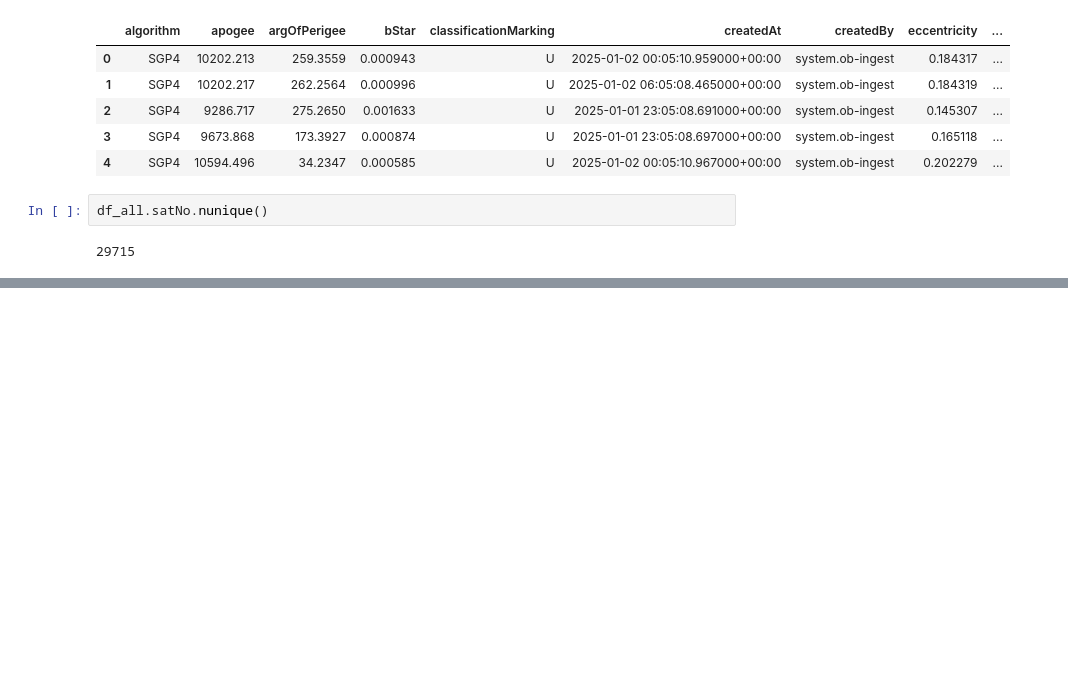
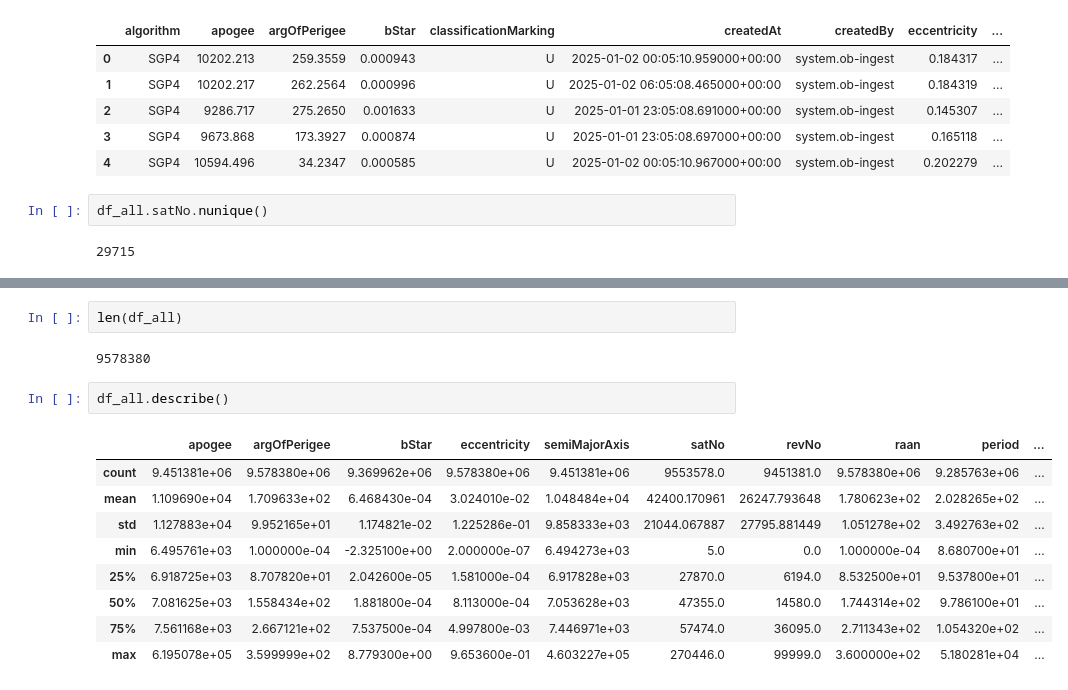
Before and after one commit to dezertdweller/Cosmic-Insights, a Jupyter notebook: notebooks/klg-eda/notebook.ipynb, the cells around one changed output, grey strips where cells are left out. Drawn from its saved outputs; the diff is of its cells as text; blank space fills up the shorter version.

```diff
--- a/notebooks/klg-eda/notebook.ipynb
+++ b/notebooks/klg-eda/notebook.ipynb
@@ -123,0 +178,16 @@ df_all[(df_all['satNo'] >= 80000) & (df_all['satNo'] < 90000)]
+# %%
+len(df_all)
+# %% [output]
+9578380
+# %%
+df_all.describe()
+# %% [output]
+|  | apogee | argOfPerigee | bStar | eccentricity | semiMajorAxis | satNo | revNo | raan | period | ... |
+| count | 9.451381e+06 | 9.578380e+06 | 9.369962e+06 | 9.578380e+06 | 9.451381e+06 | 9553578.0 | 9451381.0 | 9.578380e+06 | 9.285763e+06 | ... |
+| mean | 1.109690e+04 | 1.709633e+02 | 6.468430e-04 | 3.024010e-02 | 1.048484e+04 | 42400.170961 | 26247.793648 | 1.780623e+02 | 2.028265e+02 | ... |
+| std | 1.127883e+04 | 9.952165e+01 | 1.174821e-02 | 1.225286e-01 | 9.858333e+03 | 21044.067887 | 27795.881449 | 1.051278e+02 | 3.492763e+02 | ... |
+| min | 6.495761e+03 | 1.000000e-04 | -2.325100e+00 | 2.000000e-07 | 6.494273e+03 | 5.0 | 0.0 | 1.000000e-04 | 8.680700e+01 | ... |
+| 25% | 6.918725e+03 | 8.707820e+01 | 2.042600e-05 | 1.581000e-04 | 6.917828e+03 | 27870.0 | 6194.0 | 8.532500e+01 | 9.537800e+01 | ... |
+| 50% | 7.081625e+03 | 1.558434e+02 | 1.881800e-04 | 8.113000e-04 | 7.053628e+03 | 47355.0 | 14580.0 | 1.744314e+02 | 9.786100e+01 | ... |
+| 75% | 7.561168e+03 | 2.667121e+02 | 7.537500e-04 | 4.997800e-03 | 7.446971e+03 | 57474.0 | 36095.0 | 2.711343e+02 | 1.054320e+02 | ... |
+| max | 6.195078e+05 | 3.599999e+02 | 8.779300e+00 | 9.653600e-01 | 4.603227e+05 | 270446.0 | 99999.0 | 3.600000e+02 | 5.180281e+04 | ... |
```
Also changed, not shown: parts of 41 cells of this notebook, 1 other file.
